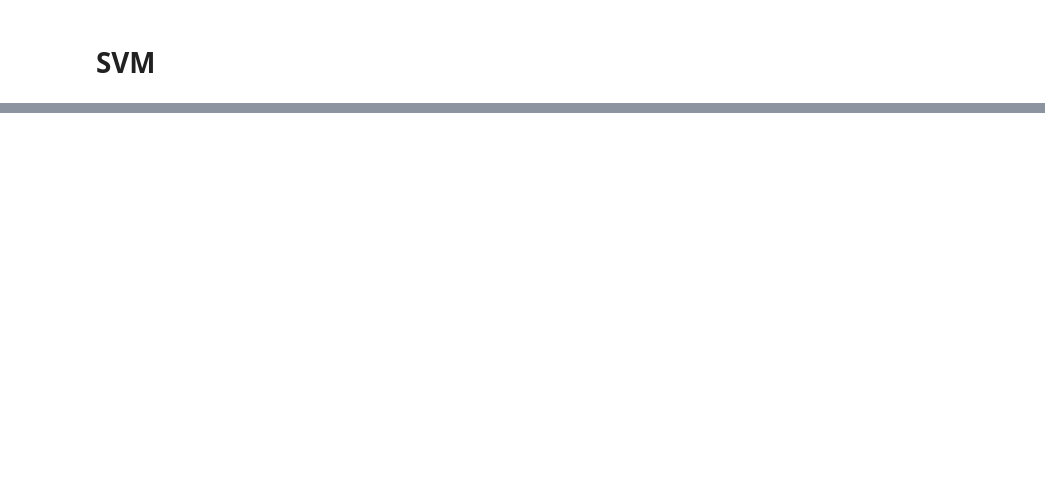
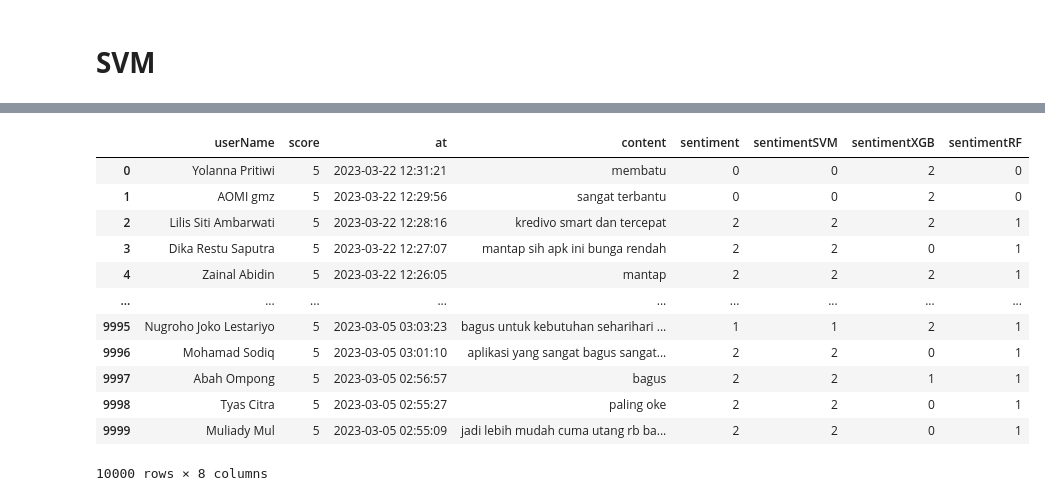
Before and after one commit to pahrul23/pahrul-skripsi, a Jupyter notebook: SKRIPSI_PAHRUL_1.ipynb, the cells around one changed output, grey strips where cells are left out. Saved outputs shown, nothing was run; the diff lists cells and outputs as text; code cells hidden in the pictures; blank space fills up the shorter version.

```diff
--- a/SKRIPSI_PAHRUL_1.ipynb
+++ b/SKRIPSI_PAHRUL_1.ipynb
@@ -718,0 +829,6 @@ plt.show()
+# %%
+# Predict the sentiment
+sentiment_predXGB = xgb.predict(vectors_pred)
+# %%
+# Add the predicted sentiment to the dataframe
+df['sentimentXGB'] = sentiment_predXGB
@@ -718,0 +851,22 @@ plt.show()
+# %%
+# Predict the sentiment
+sentiment_predRF = RandomForest.predict(vectors_pred)
+# %%
+# Add the predicted sentiment to the dataframe
+df['sentimentRF'] = sentiment_predRF
+# %%
+df
+# %% [output]
+|  | userName | score | at | content | sentiment | sentimentSVM | sentimentXGB | sentimentRF |
+| 0 | Yolanna Pritiwi | 5 | 2023-03-22 12:31:21 | membatu | 0 | 0 | 2 | 0 |
+| 1 | AOMI gmz | 5 | 2023-03-22 12:29:56 | sangat terbantu | 0 | 0 | 2 | 0 |
+| 2 | Lilis Siti Ambarwati | 5 | 2023-03-22 12:28:16 | kredivo smart dan tercepat | 2 | 2 | 2 | 1 |
+| 3 | Dika Restu Saputra | 5 | 2023-03-22 12:27:07 | mantap sih apk ini bunga rendah | 2 | 2 | 0 | 1 |
+| 4 | Zainal Abidin | 5 | 2023-03-22 12:26:05 | mantap | 2 | 2 | 2 | 1 |
+| ... | ... | ... | ... | ... | ... | ... | ... | ... |
+| 9995 | Nugroho Joko Lestariyo | 5 | 2023-03-05 03:03:23 | bagus untuk kebutuhan seharihari ... | 1 | 1 | 2 | 1 |
+| 9996 | Mohamad Sodiq | 5 | 2023-03-05 03:01:10 | aplikasi yang sangat bagus sangat... | 2 | 2 | 0 | 1 |
+| 9997 | Abah Ompong | 5 | 2023-03-05 02:56:57 | bagus | 2 | 2 | 1 | 1 |
+| 9998 | Tyas Citra | 5 | 2023-03-05 02:55:27 | paling oke | 2 | 2 | 0 | 1 |
+| 9999 | Muliady Mul | 5 | 2023-03-05 02:55:09 | jadi lebih mudah cuma utang rb ba... | 2 | 2 | 0 | 1 |
+10000 rows × 8 columns
```
Also changed, not shown: parts of 34 cells of this notebook.
